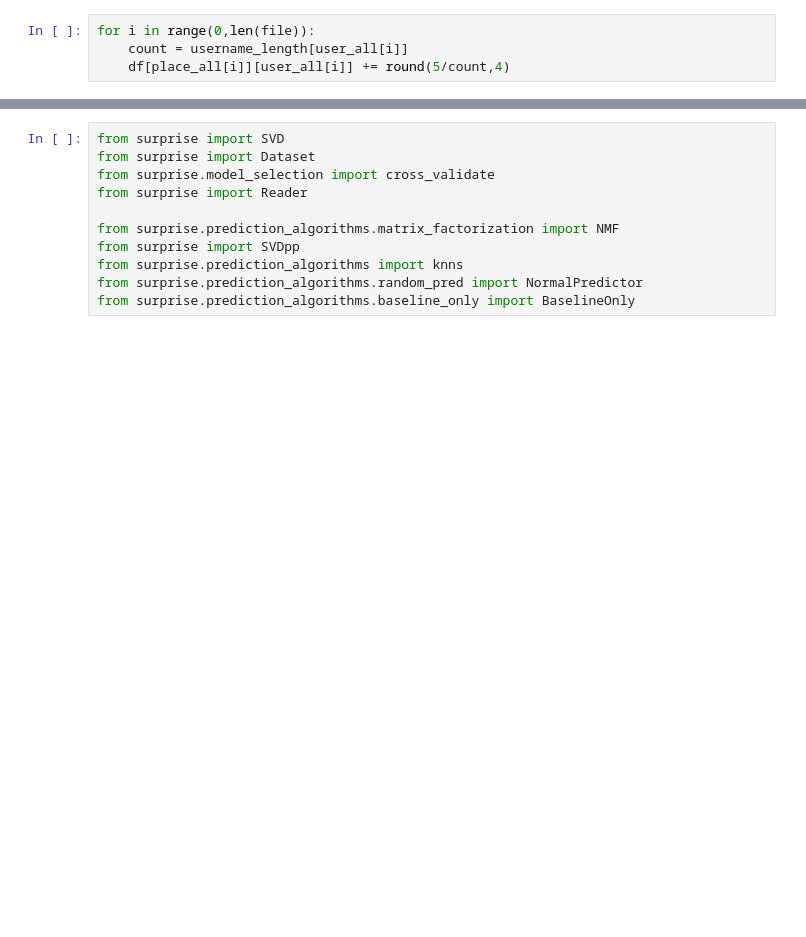
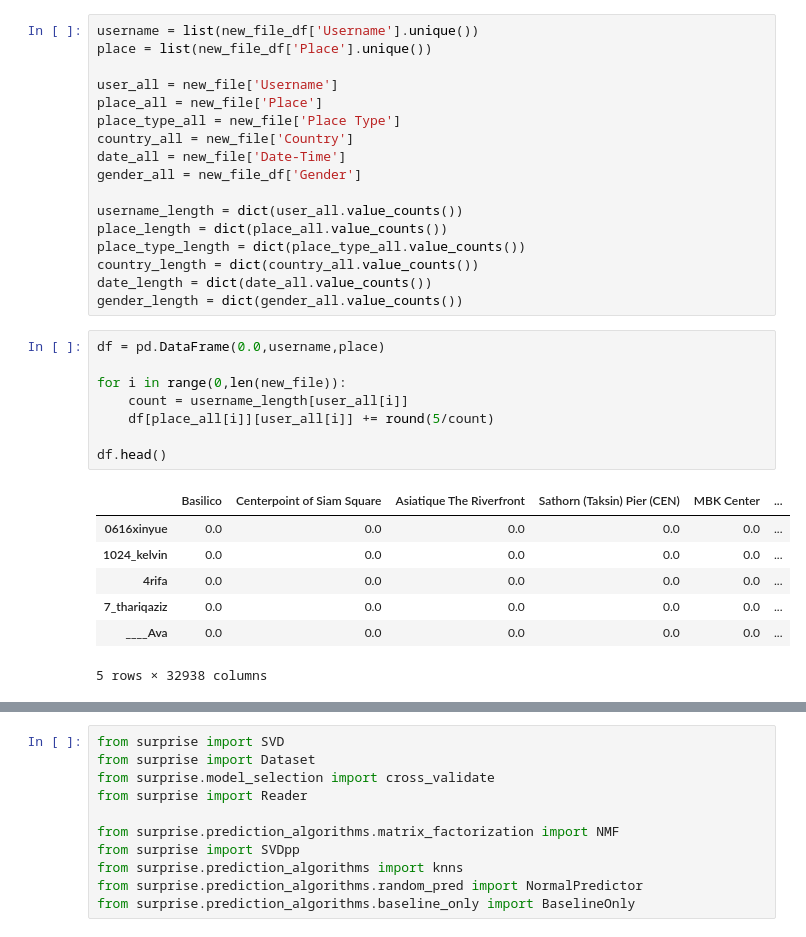
Before and after one commit to abhishekkumkar/Place-Recommendation-System, a Jupyter notebook: matrix-with-1.ipynb, the cells around one changed output, grey strips where cells are left out. Saved outputs shown, nothing was run; the diff lists cells and outputs as text; blank space fills up the shorter version.

```diff
--- a/matrix-with-1.ipynb
+++ b/matrix-with-1.ipynb
@@ -19,4 +36,33 @@ username_length = dict(user_all.value_counts())
+# %%
+username = list(new_file_df['Username'].unique())
+place = list(new_file_df['Place'].unique())
+
+user_all = new_file['Username']
+place_all = new_file['Place']
+place_type_all = new_file['Place Type']
+country_all = new_file['Country']
+date_all = new_file['Date-Time']
+gender_all = new_file_df['Gender']
+
+username_length = dict(user_all.value_counts())
+place_length = dict(place_all.value_counts())
+place_type_length = dict(place_type_all.value_counts())
+country_length = dict(country_all.value_counts())
+date_length = dict(date_all.value_counts())
+gender_length = dict(gender_all.value_counts())
 # %%
-for i in range(0,len(file)):
+df = pd.DataFrame(0.0,username,place)
+
+for i in range(0,len(new_file)):
     count = username_length[user_all[i]]
-    df[place_all[i]][user_all[i]] += round(5/count,4)
+    df[place_all[i]][user_all[i]] += round(5/count)
+
+df.head()
+# %% [output]
+|  | Basilico | Centerpoint of Siam Square | Asiatique The Riverfront | Sathorn (Taksin) Pier (CEN) | MBK Center | ... |
+| 0616xinyue | 0.0 | 0.0 | 0.0 | 0.0 | 0.0 | ... |
+| 1024_kelvin | 0.0 | 0.0 | 0.0 | 0.0 | 0.0 | ... |
+| 4rifa | 0.0 | 0.0 | 0.0 | 0.0 | 0.0 | ... |
+| 7_thariqaziz | 0.0 | 0.0 | 0.0 | 0.0 | 0.0 | ... |
+| ____Ava | 0.0 | 0.0 | 0.0 | 0.0 | 0.0 | ... |
+5 rows × 32938 columns
```
Also changed, not shown: parts of 36 cells of this notebook.
